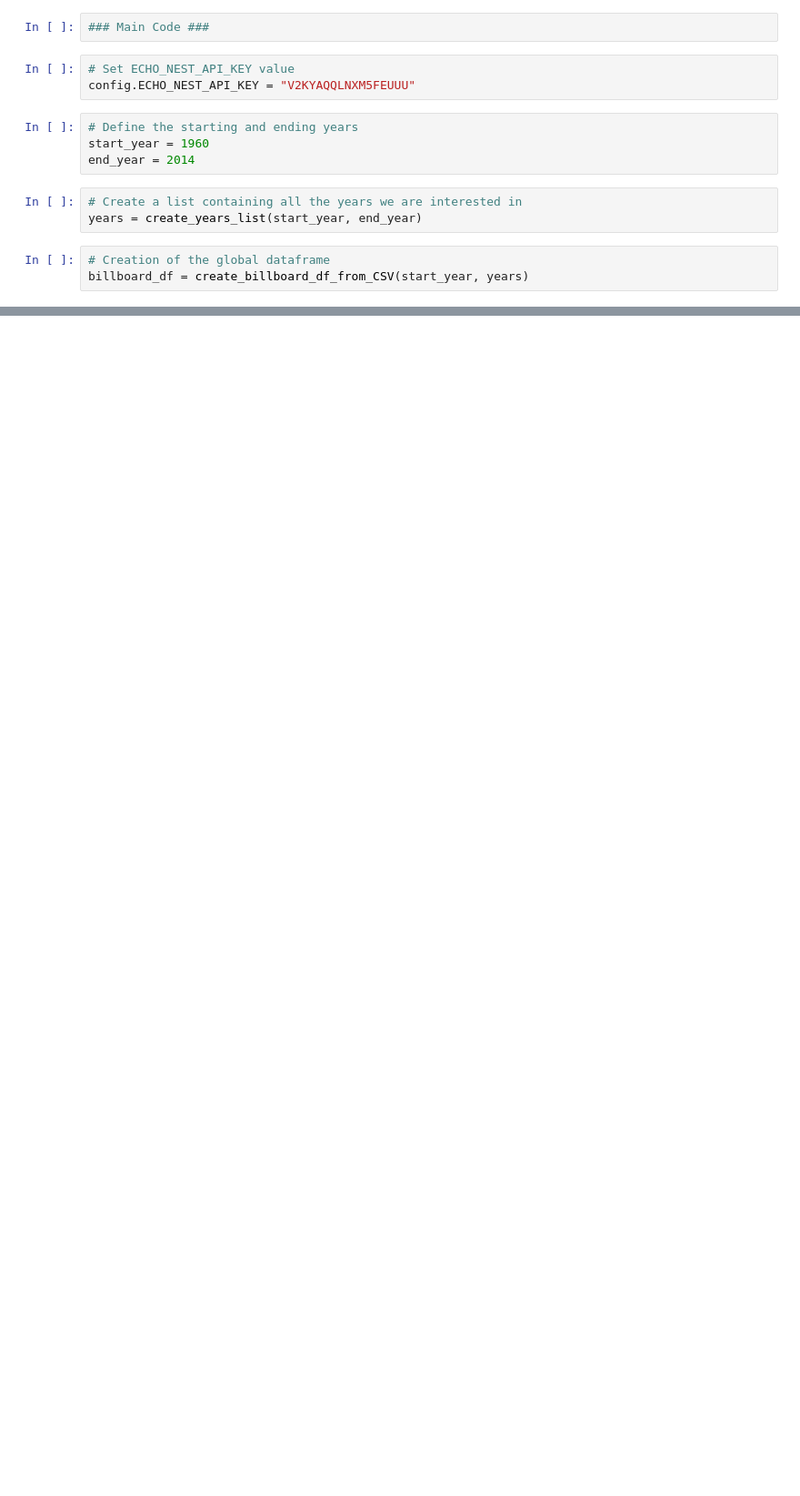
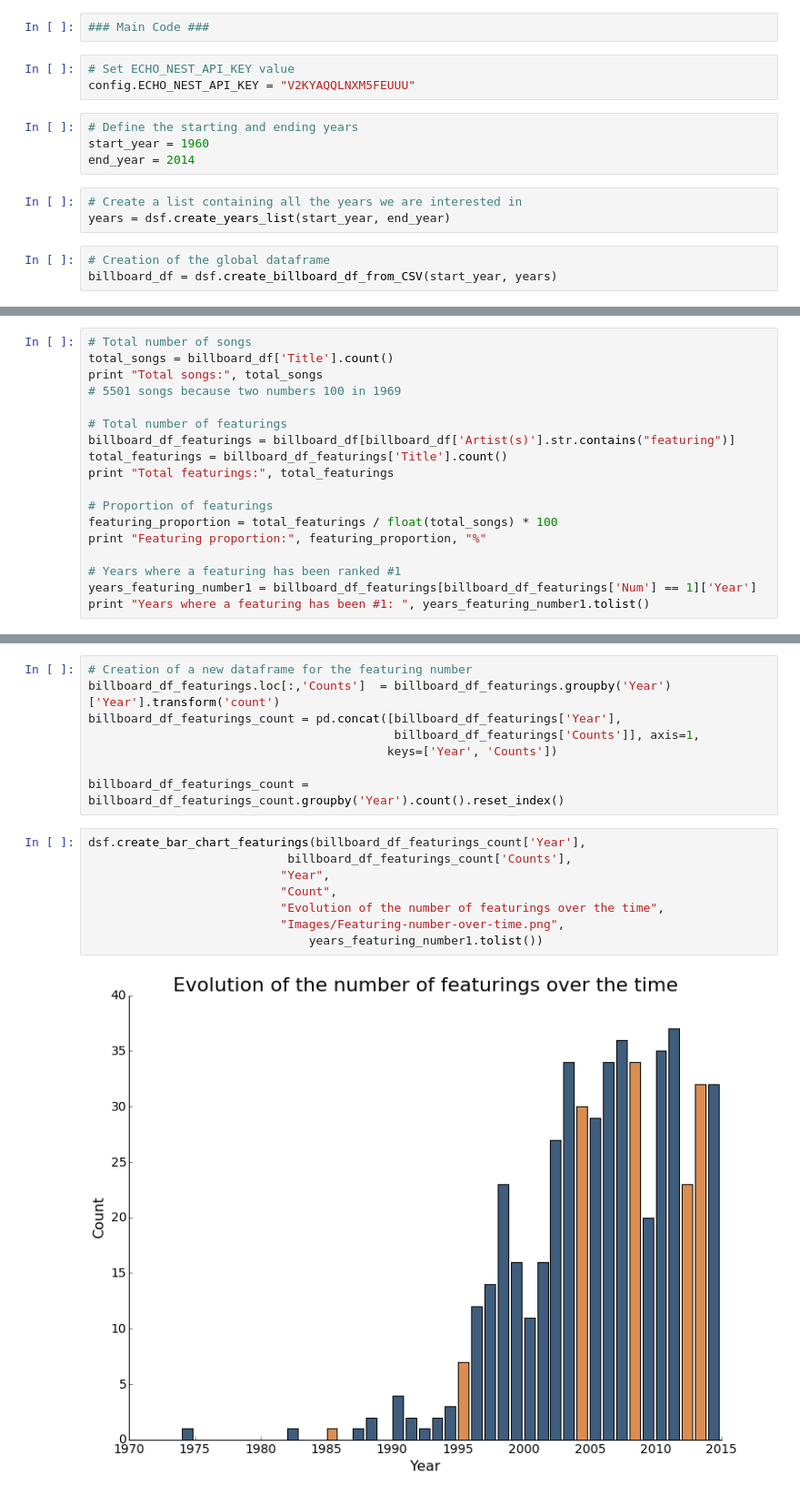
Before and after one commit to ThomasLucas/SlideRule-DataScience_Intensive-Code, a Jupyter notebook: CapstoneProject/IPython-Notebooks/DataStory.ipynb, the cells around one changed output, grey strips where cells are left out. Shown at 91% size. Drawn from its saved outputs; the diff is of its cells as text; blank space fills up the shorter version.

```diff
--- a/CapstoneProject/IPython-Notebooks/DataStory.ipynb
+++ b/CapstoneProject/IPython-Notebooks/DataStory.ipynb
@@ -126,9 +26,9 @@ start_year = 1960
 end_year = 2014
 # %%
 # Create a list containing all the years we are interested in
-years = create_years_list(start_year, end_year)
+years = dsf.create_years_list(start_year, end_year)
 # %%
 # Creation of the global dataframe
-billboard_df = create_billboard_df_from_CSV(start_year, years)
+billboard_df = dsf.create_billboard_df_from_CSV(start_year, years)
 # %%
 #billboard_df.head()
@@ -159,0 +52,18 @@ create_name_length_plot('Title', billboard_df, years, start_year, end_year,
+# %%
+# Total number of songs
+total_songs = billboard_df['Title'].count()
+print "Total songs:", total_songs
+# 5501 songs because two numbers 100 in 1969
+
+# Total number of featurings
+billboard_df_featurings = billboard_df[billboard_df['Artist(s)'].str.contains("featuring")]
+total_featurings = billboard_df_featurings['Title'].count()
+print "Total featurings:", total_featurings
+
+# Proportion of featurings
+featuring_proportion = total_featurings / float(total_songs) * 100
+print "Featuring proportion:", featuring_proportion, "%"
+
+# Years where a featuring has been ranked #1
+years_featuring_number1 = billboard_df_featurings[billboard_df_featurings['Num'] == 1]['Year']
+print "Years where a featuring has been #1: ", years_featuring_number1.tolist()
@@ -159,0 +75,18 @@ create_name_length_plot('Title', billboard_df, years, start_year, end_year,
+# %%
+# Creation of a new dataframe for the featuring number
+billboard_df_featurings.loc[:,'Counts']  = billboard_df_featurings.groupby('Year')['Year'].transform('count')
+billboard_df_featurings_count = pd.concat([billboard_df_featurings['Year'],
+                                           billboard_df_featurings['Counts']], axis=1,
+                                          keys=['Year', 'Counts'])
+
+billboard_df_featurings_count = billboard_df_featurings_count.groupby('Year').count().reset_index()
+# %%
+dsf.create_bar_chart_featurings(billboard_df_featurings_count['Year'],
+                            billboard_df_featurings_count['Counts'],
+                           "Year",
+                           "Count",
+                           "Evolution of the number of featurings over the time",
+                           "Images/Featuring-number-over-time.png",
+                               years_featuring_number1.tolist())
+# %% [output]
+[figure, added]
```
Also changed, not shown: parts of 26 cells of this notebook, 4 other files.
